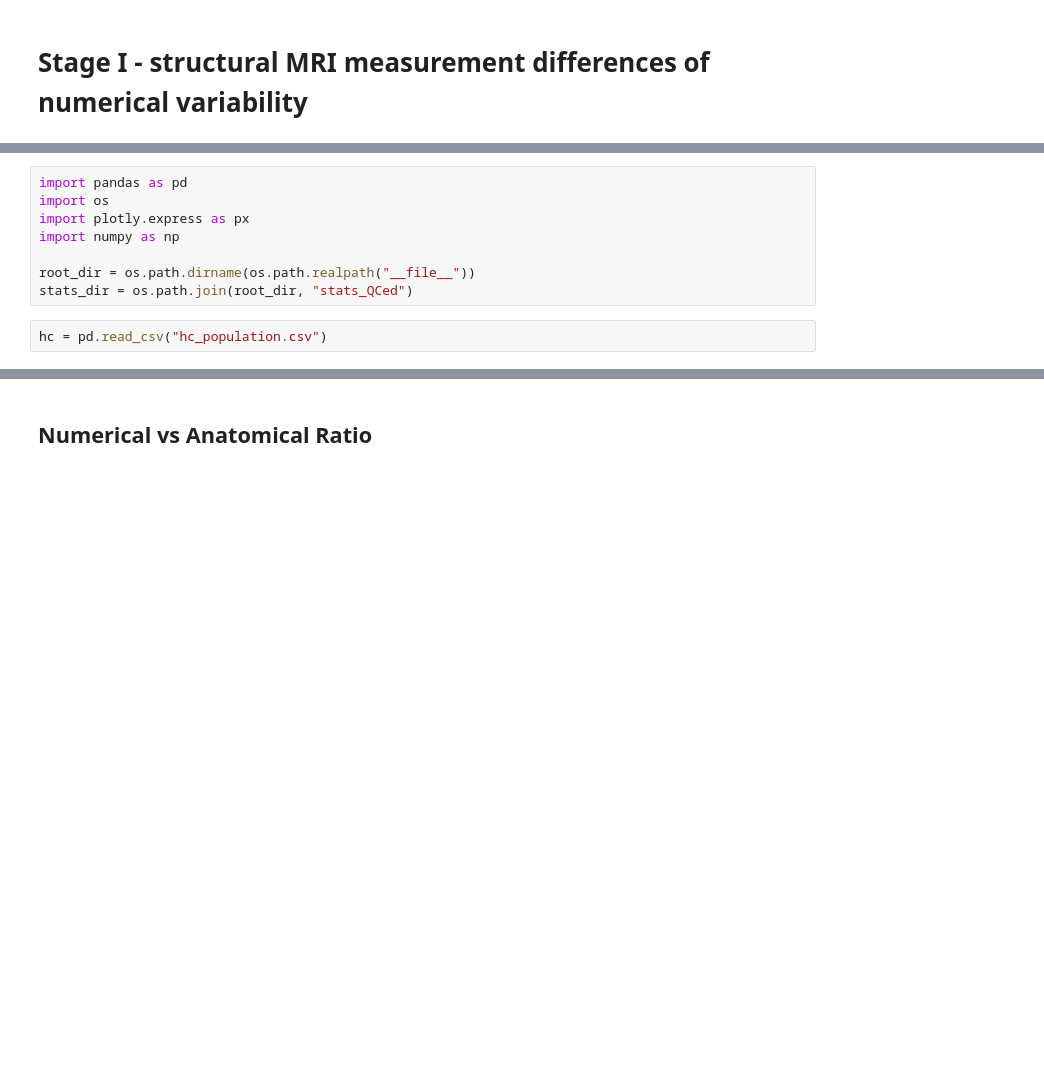
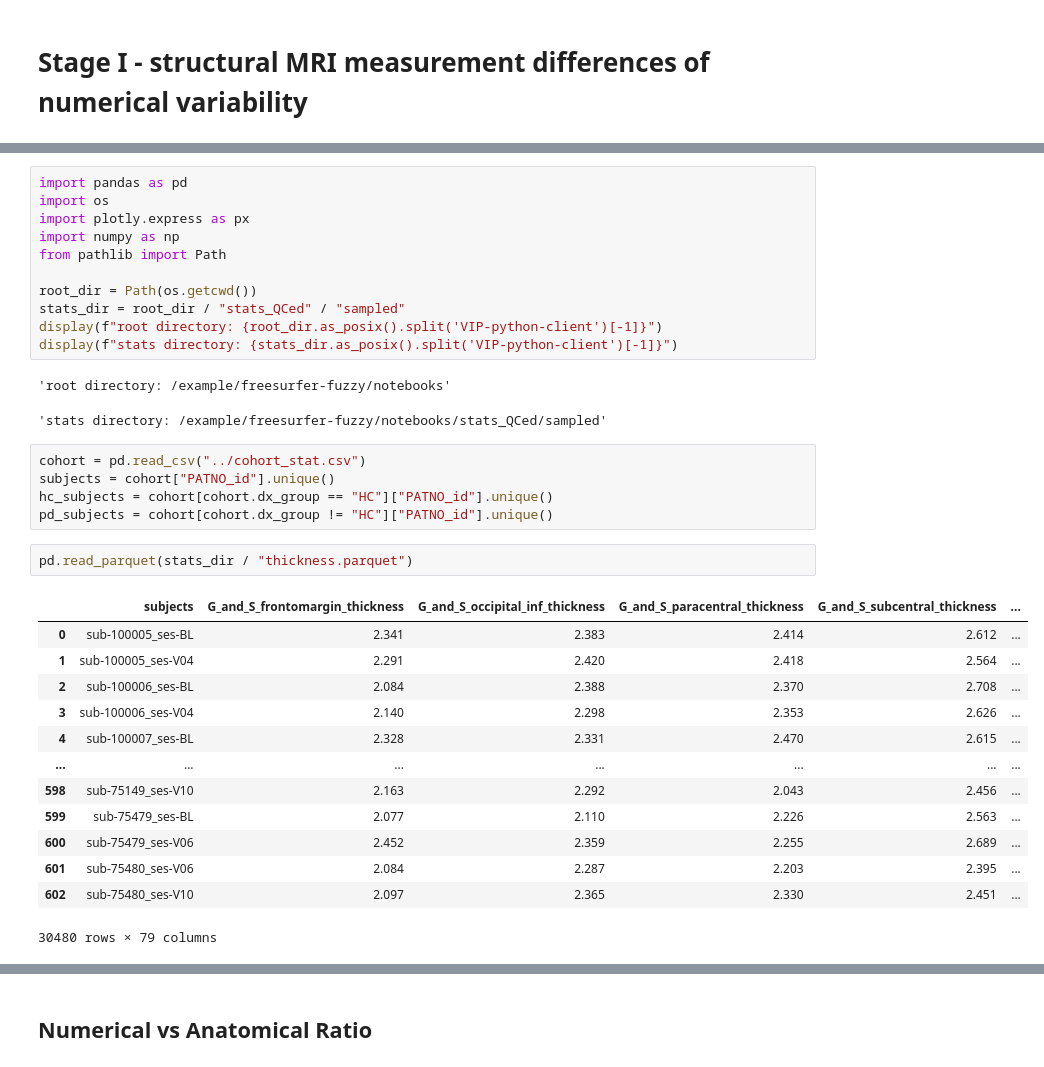
Before and after one commit to yohanchatelain/VIP-python-client, a Jupyter notebook: example/freesurfer-fuzzy/notebooks/stage_I.ipynb, the cells around one changed output, grey strips where cells are left out. Cells and saved outputs as stored; diff of their text form; blank space fills up the shorter version.

```diff
--- a/example/freesurfer-fuzzy/notebooks/stage_I.ipynb
+++ b/example/freesurfer-fuzzy/notebooks/stage_I.ipynb
@@ -75,10 +82,35 @@ import pandas as pd
 import os
 import plotly.express as px
 import numpy as np
+from pathlib import Path
 
-root_dir = os.path.dirname(os.path.realpath("__file__"))
-stats_dir = os.path.join(root_dir, "stats_QCed")
+root_dir = Path(os.getcwd())
+stats_dir = root_dir / "stats_QCed" / "sampled"
+display(f"root directory: {root_dir.as_posix().split('VIP-python-client')[-1]}")
+display(f"stats directory: {stats_dir.as_posix().split('VIP-python-client')[-1]}")
+# %% [output]
+'root directory: /example/freesurfer-fuzzy/notebooks'
+'stats directory: /example/freesurfer-fuzzy/notebooks/stats_QCed/sampled'
-# %%
-hc = pd.read_csv("hc_population.csv")
+# %%
+cohort = pd.read_csv("../cohort_stat.csv")
+subjects = cohort["PATNO_id"].unique()
+hc_subjects = cohort[cohort.dx_group == "HC"]["PATNO_id"].unique()
+pd_subjects = cohort[cohort.dx_group != "HC"]["PATNO_id"].unique()
+# %%
+pd.read_parquet(stats_dir / "thickness.parquet")
+# %% [output]
+|  | subjects | G_and_S_frontomargin_thickness | G_and_S_occipital_inf_thickness | G_and_S_paracentral_thickness | G_and_S_subcentral_thickness | ... |
+| 0 | sub-100005_ses-BL | 2.341 | 2.383 | 2.414 | 2.612 | ... |
+| 1 | sub-100005_ses-V04 | 2.291 | 2.420 | 2.418 | 2.564 | ... |
+| 2 | sub-100006_ses-BL | 2.084 | 2.388 | 2.370 | 2.708 | ... |
+| 3 | sub-100006_ses-V04 | 2.140 | 2.298 | 2.353 | 2.626 | ... |
+| 4 | sub-100007_ses-BL | 2.328 | 2.331 | 2.470 | 2.615 | ... |
+| ... | ... | ... | ... | ... | ... | ... |
+| 598 | sub-75149_ses-V10 | 2.163 | 2.292 | 2.043 | 2.456 | ... |
+| 599 | sub-75479_ses-BL | 2.077 | 2.110 | 2.226 | 2.563 | ... |
+| 600 | sub-75479_ses-V06 | 2.452 | 2.359 | 2.255 | 2.689 | ... |
+| 601 | sub-75480_ses-V06 | 2.084 | 2.287 | 2.203 | 2.395 | ... |
+| 602 | sub-75480_ses-V10 | 2.097 | 2.365 | 2.330 | 2.451 | ... |
+30480 rows × 79 columns
 # %%
 def compute_numerical_variability_cortical_metric(metric, population):
```
Also changed, not shown: parts of 48 cells of this notebook, 1 other file.
